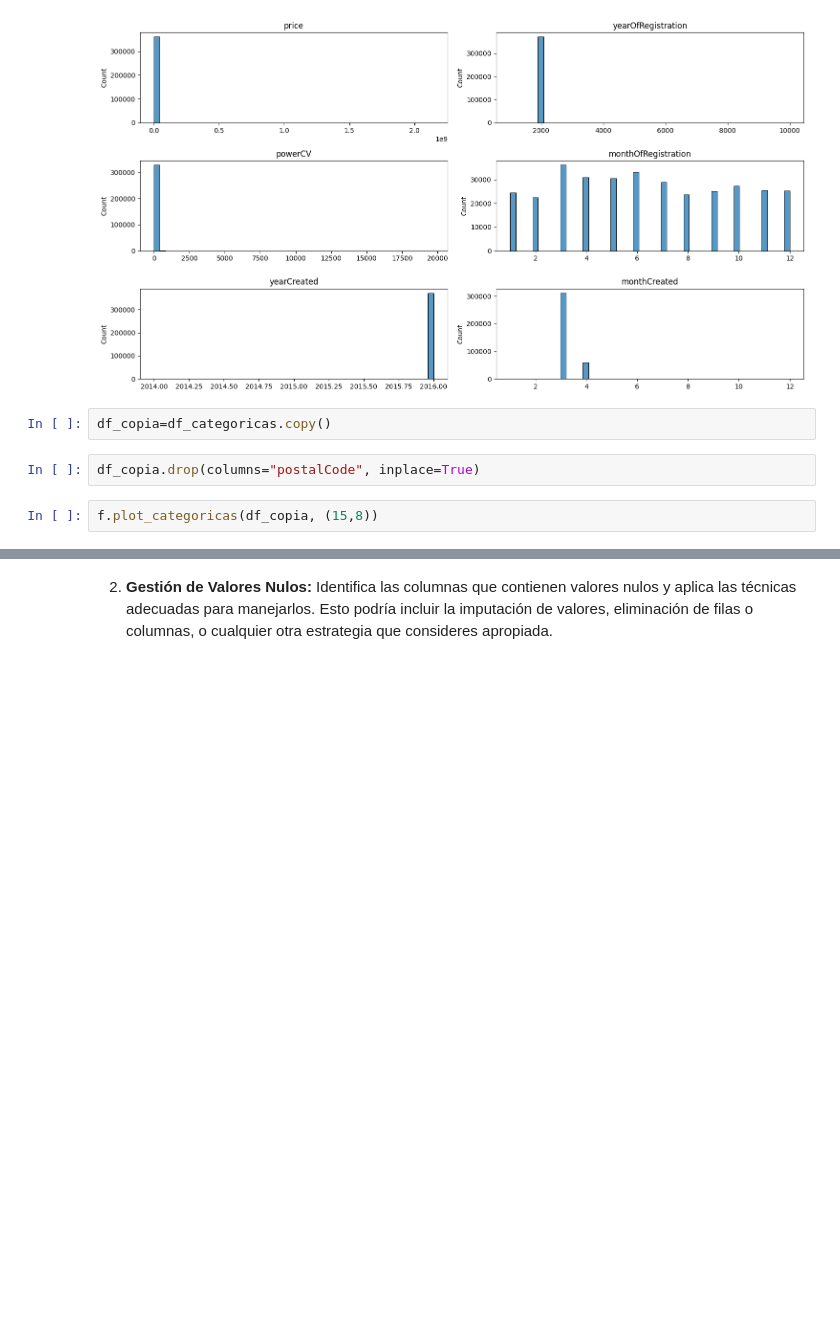
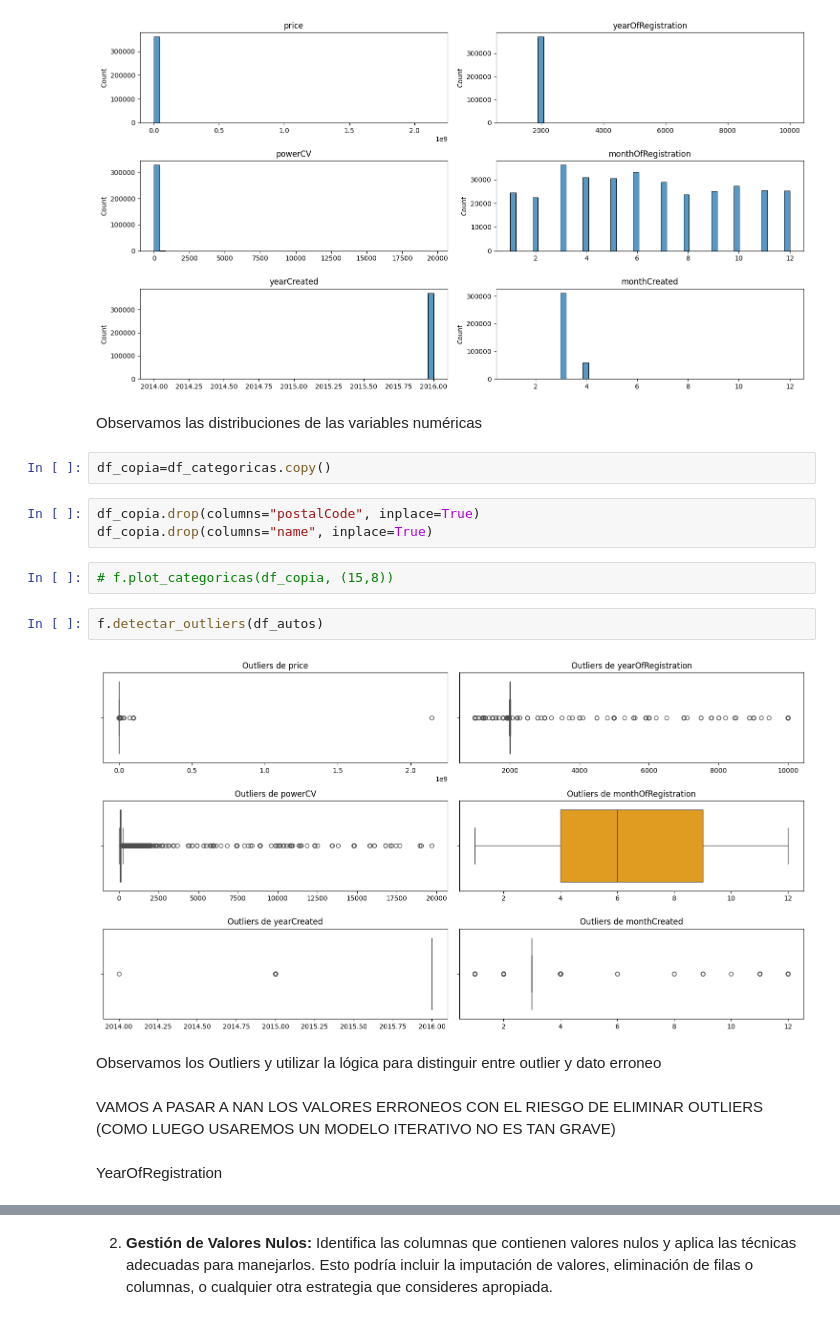
Before and after one commit to jgilsu11/laboratorio-modulo7-leccion01-eda-nulos, a Jupyter notebook: laboratorio-modulo7-leccion01-eda-nulos.ipynb, the cells around one changed output, grey strips where cells are left out. Cells and saved outputs as stored; diff of their text form; blank space fills up the shorter version.

```diff
--- a/laboratorio-modulo7-leccion01-eda-nulos.ipynb
+++ b/laboratorio-modulo7-leccion01-eda-nulos.ipynb
@@ -306,9 +301,22 @@ df_numericas, df_categoricas=f.separar_dataframe(df_autos)
 f.plot_numericas(df_numericas, (15,8))
 # %% [output]
 [figure]
+# %% [markdown]
+Observamos las distribuciones de las variables numéricas
 # %%
 df_copia=df_categoricas.copy()
 # %%
 df_copia.drop(columns="postalCode", inplace=True)
+df_copia.drop(columns="name", inplace=True)
 # %%
-f.plot_categoricas(df_copia, (15,8))
+# f.plot_categoricas(df_copia, (15,8))
+# %%
+f.detectar_outliers(df_autos)
+# %% [output]
+[figure, added]
+# %% [markdown]
+Observamos los Outliers y utilizar la lógica para distinguir entre outlier y dato erroneo
+# %% [markdown]
+VAMOS A PASAR A NAN LOS VALORES ERRONEOS CON EL RIESGO DE ELIMINAR OUTLIERS (COMO LUEGO USAREMOS UN MODELO ITERATIVO NO ES TAN GRAVE)
+# %% [markdown]
+YearOfRegistration
```
Also changed, not shown: parts of 33 cells of this notebook.
